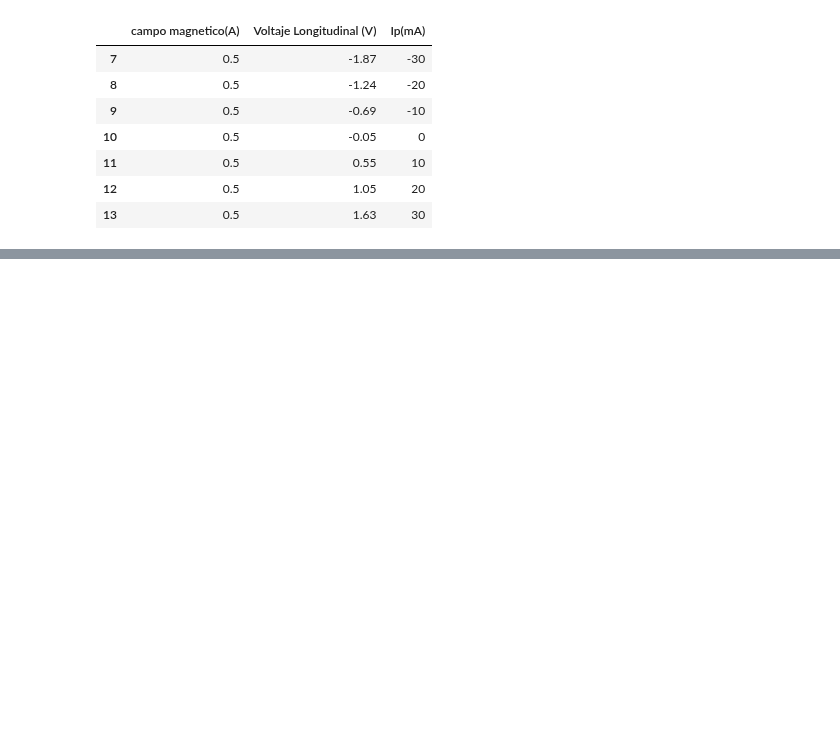
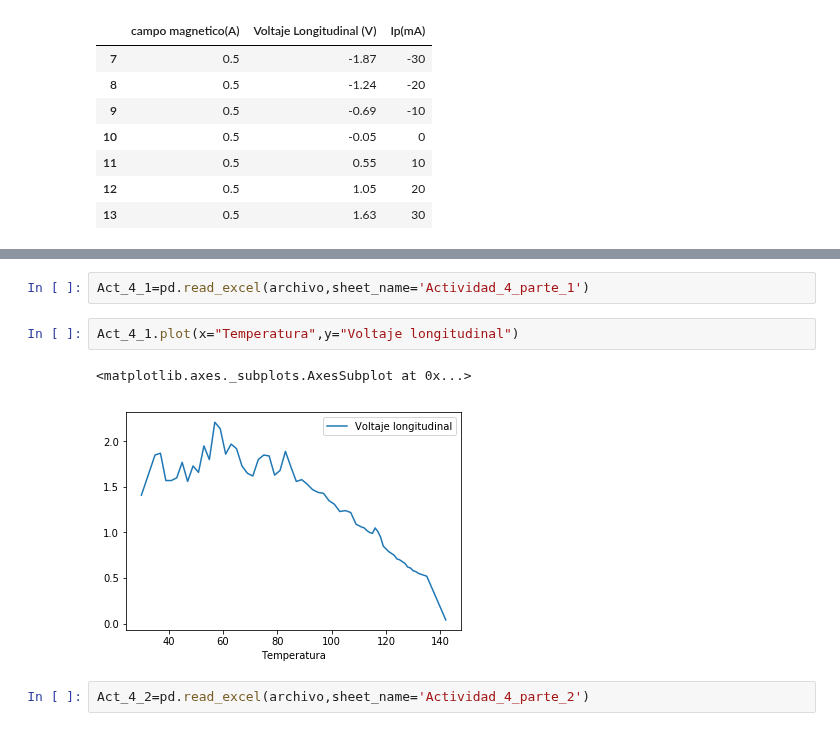
Before and after one commit to jamontanac/Laboratorio-Avanzado, a Jupyter notebook: Hall_Effect/Analisis.ipynb, the cells around one changed output, grey strips where cells are left out. Drawn from its saved outputs; the diff is of its cells as text; blank space fills up the shorter version.

```diff
--- a/Hall_Effect/Analisis.ipynb
+++ b/Hall_Effect/Analisis.ipynb
@@ -328,0 +331,9 @@ plt.plot(Act_3_2["campo magnetico(A)"].unique(),(resistencias-0.055)/0.055)
+# %%
+Act_4_1=pd.read_excel(archivo,sheet_name='Actividad_4_parte_1')
+# %%
+Act_4_1.plot(x="Temperatura",y="Voltaje longitudinal")
+# %% [output]
+<matplotlib.axes._subplots.AxesSubplot at 0x...>
+[figure, added]
+# %%
+Act_4_2=pd.read_excel(archivo,sheet_name='Actividad_4_parte_2')
```
Also changed, not shown: parts of 4 cells of this notebook, 3 other files.
